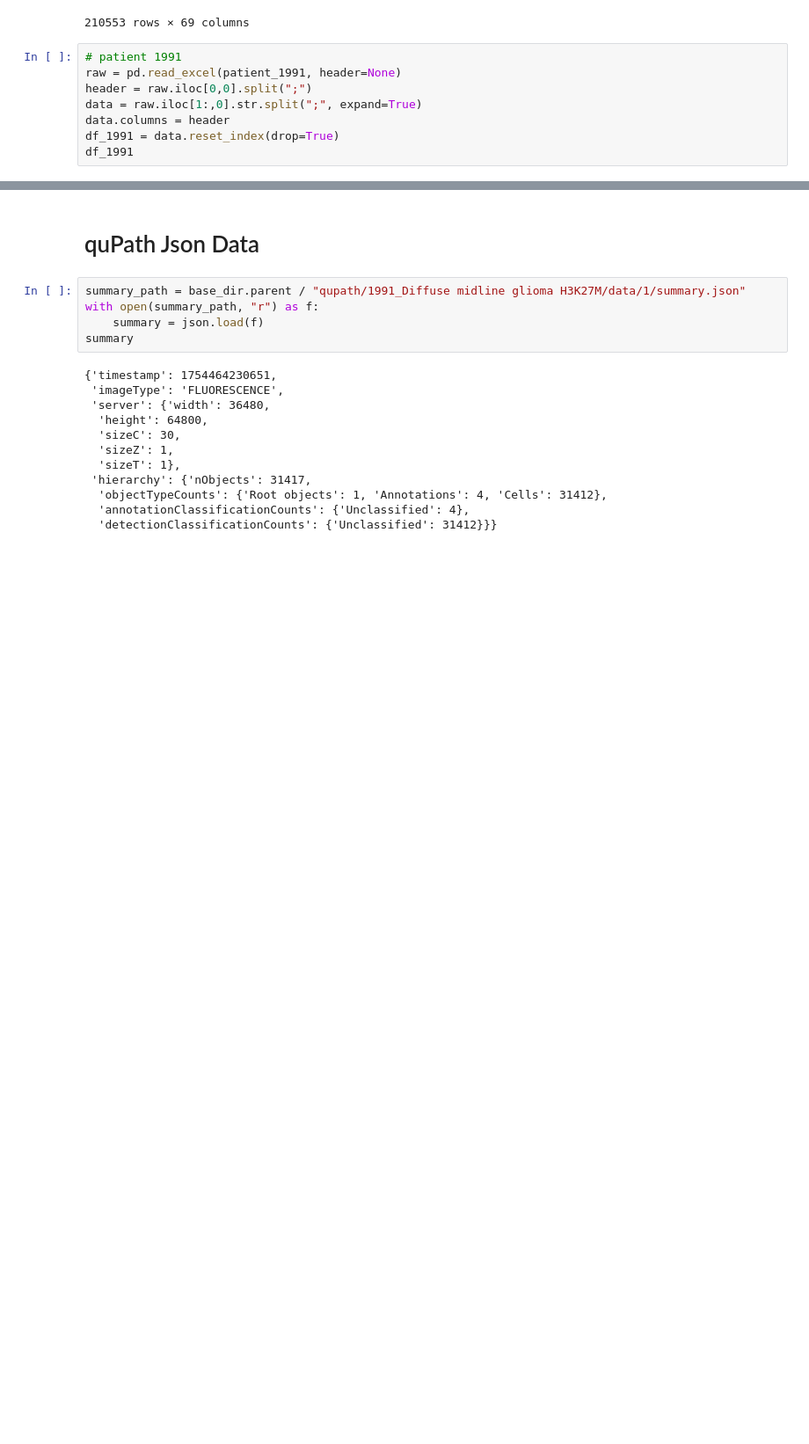
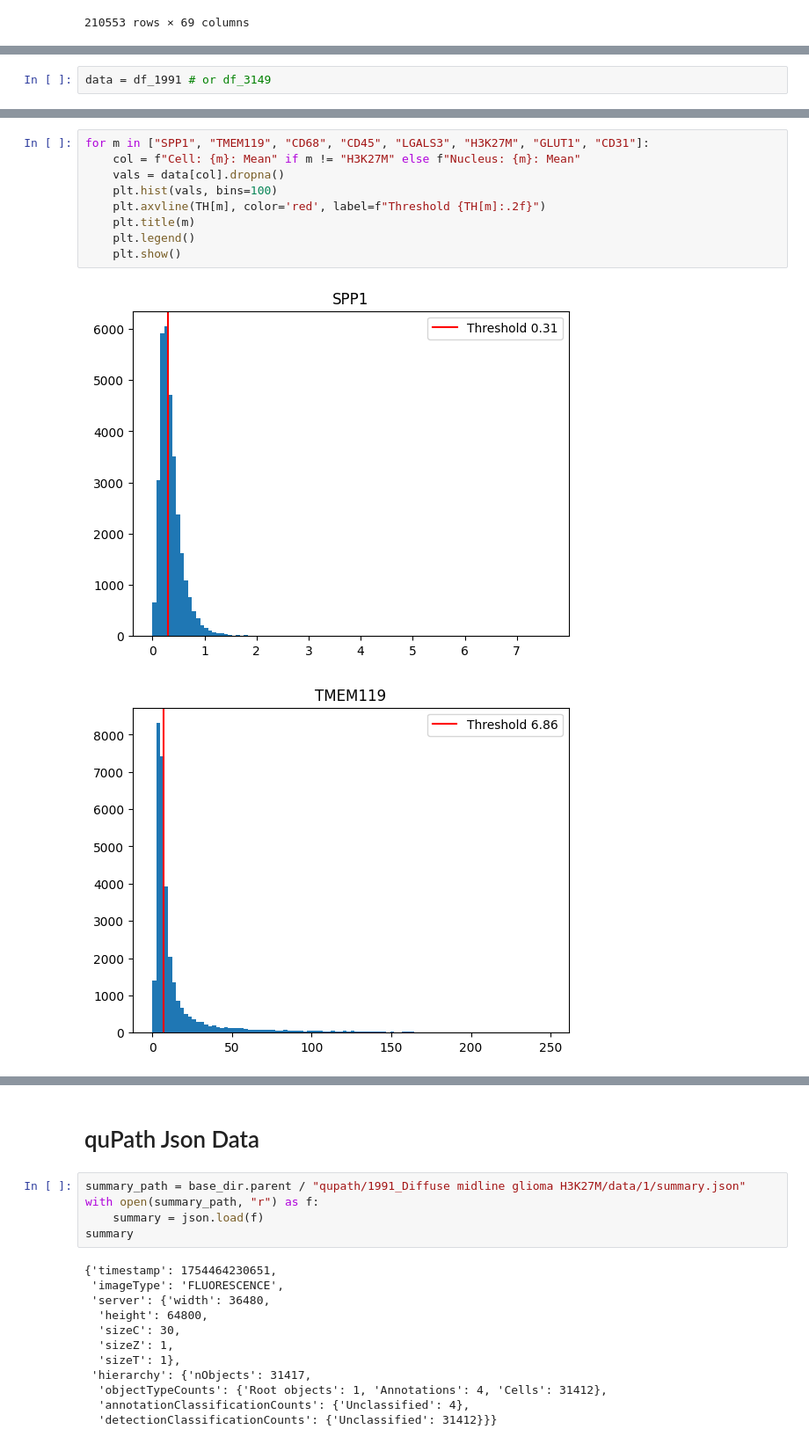
Before and after one commit to sadeghetemad/nencki-image-segmentation, a Jupyter notebook: notebooks/patient_analysis.ipynb, the cells around one changed output, grey strips where cells are left out. Shown: that part at 88% size. Saved outputs shown, nothing was run; the diff lists cells and outputs as text; blank space fills up the shorter version.

```diff
--- a/notebooks/patient_analysis.ipynb
+++ b/notebooks/patient_analysis.ipynb
@@ -39,11 +64,3 @@ df_3149
 | 210551 | pHGG_1991_3149_Scan1.qptiff - res... | d8ac877d-1955-4fc6-8f9d-93d86c423df5 | Cell |  |  | Annotation | Polygon | 14772.3 | ... |
 | 210552 | pHGG_1991_3149_Scan1.qptiff - res... | f115f3d5-04d3-4185-b742-0df87653ccba | Cell |  |  | Annotation | Polygon | 15462.9 | ... |
 210553 rows × 69 columns
-# %%
-# patient 1991
-raw = pd.read_excel(patient_1991, header=None)
-header = raw.iloc[0,0].split(";")
-data = raw.iloc[1:,0].str.split(";", expand=True)
-data.columns = header
-df_1991 = data.reset_index(drop=True)
-df_1991
@@ -65,0 +69,2 @@ df_1991
+# %%
+data = df_1991 # or df_3149
@@ -112,0 +131,12 @@ TH
+# %%
+for m in ["SPP1", "TMEM119", "CD68", "CD45", "LGALS3", "H3K27M", "GLUT1", "CD31"]:
+    col = f"Cell: {m}: Mean" if m != "H3K27M" else f"Nucleus: {m}: Mean"
+    vals = data[col].dropna()
+    plt.hist(vals, bins=100)
+    plt.axvline(TH[m], color='red', label=f"Threshold {TH[m]:.2f}")
+    plt.title(m)
+    plt.legend()
+    plt.show()
+# %% [output]
+[figure, added]
+[figure, added]
```
Also changed, not shown: parts of 14 cells of this notebook, 1 other file.
